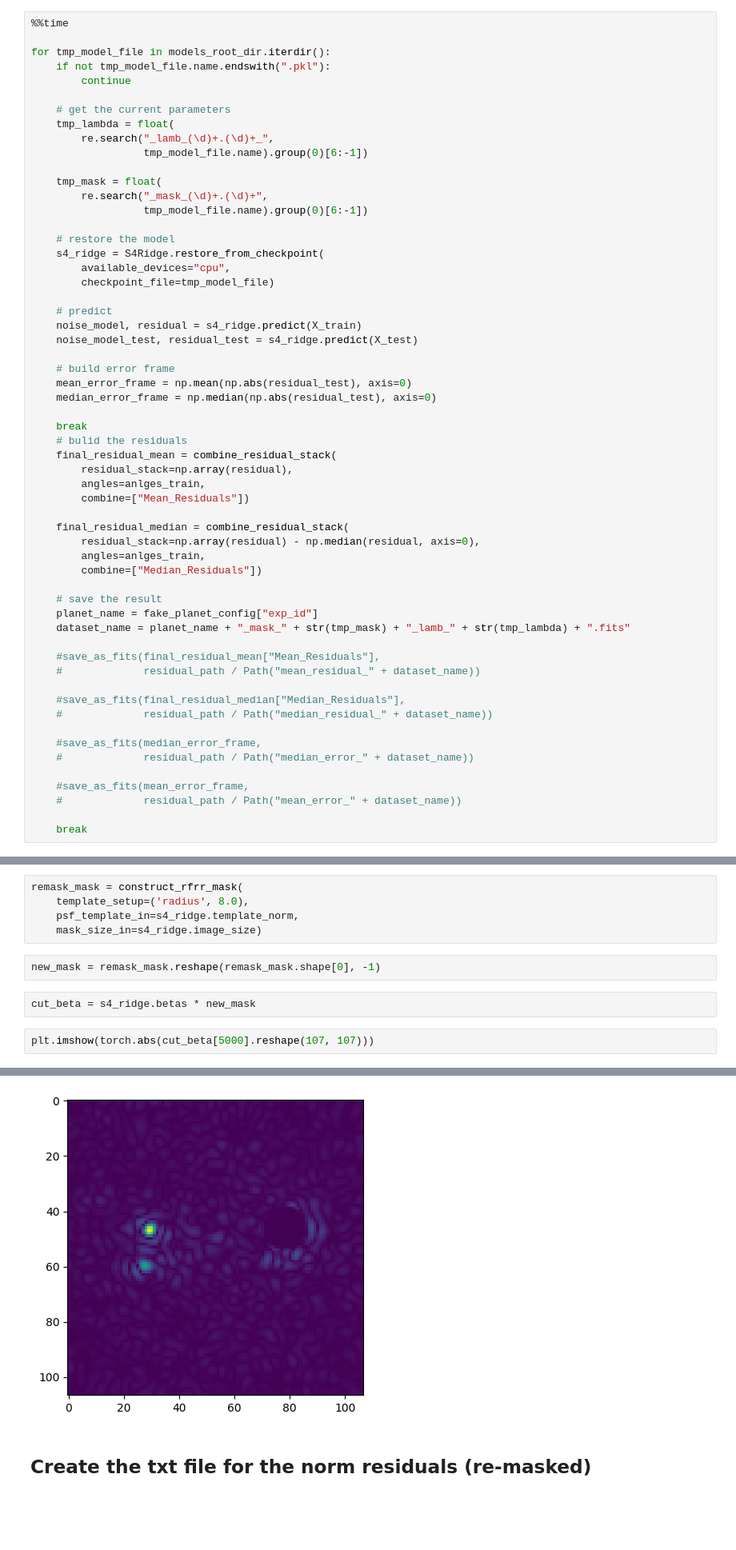
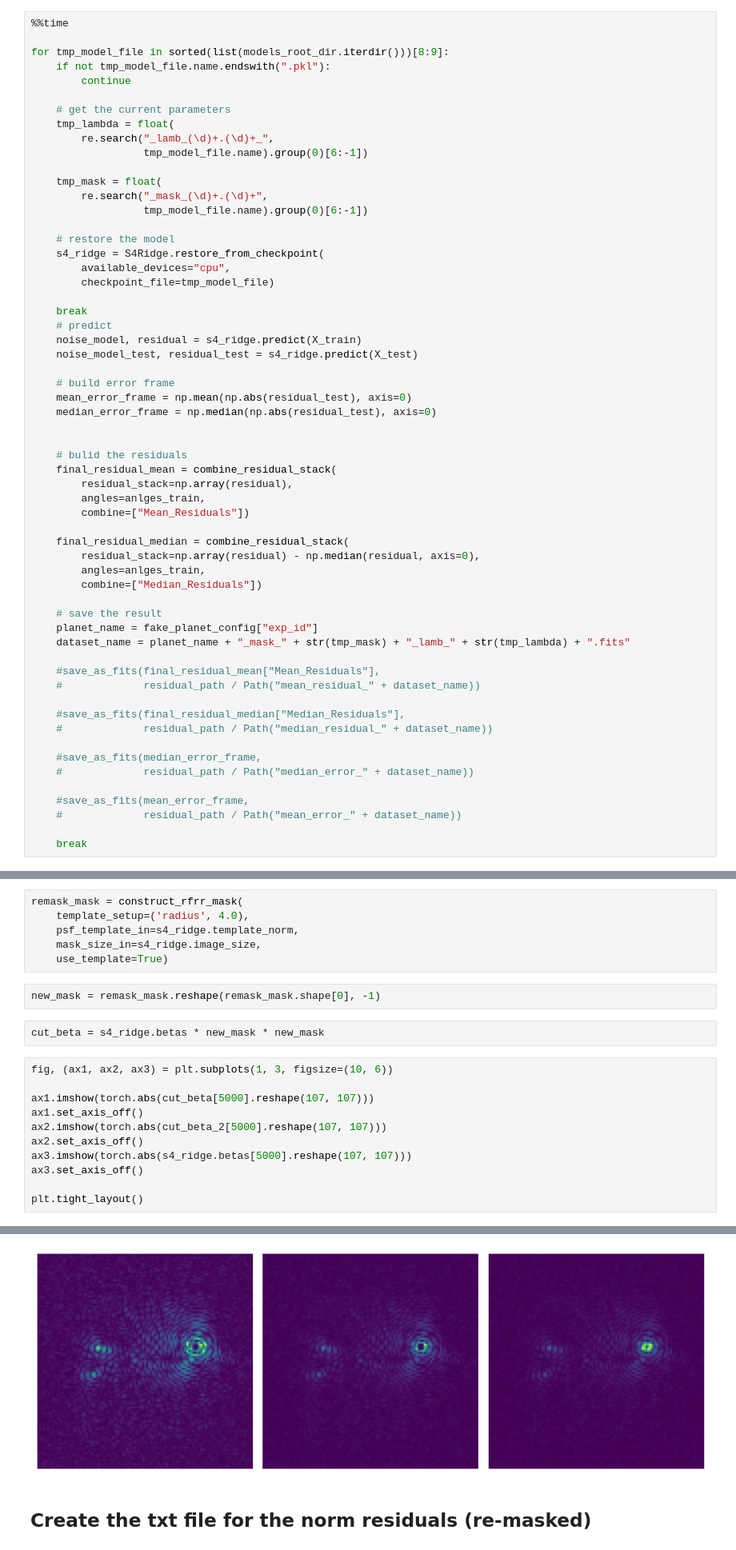
Before and after one commit to markusbonse/fours, a Jupyter notebook: notebooks/implementation/02_implement_residual_creation.ipynb, the cells around one changed output, grey strips where cells are left out. Shown: that part at 80% size. Cells and saved outputs as stored; diff of their text form; blank space fills up the shorter version.

```diff
--- a/notebooks/implementation/02_implement_residual_creation.ipynb
+++ b/notebooks/implementation/02_implement_residual_creation.ipynb
@@ -81,7 +85,7 @@ residual_path = Path("/fast/mbonse/s4/70_results/01_closed_form_hyperparameters/
 # %%
 %%time
 
-for tmp_model_file in models_root_dir.iterdir():
+for tmp_model_file in sorted(list(models_root_dir.iterdir()))[8:9]:
     if not tmp_model_file.name.endswith(".pkl"):
         continue
 
@@ -99,6 +103,7 @@ for tmp_model_file in models_root_dir.iterdir():
         available_devices="cpu",
         checkpoint_file=tmp_model_file)
 
+    break
     # predict
     noise_model, residual = s4_ridge.predict(X_train)
     noise_model_test, residual_test = s4_ridge.predict(X_test)
@@ -107,7 +112,7 @@ for tmp_model_file in models_root_dir.iterdir():
     mean_error_frame = np.mean(np.abs(residual_test), axis=0)
     median_error_frame = np.median(np.abs(residual_test), axis=0)
 
-    break
+
     # bulid the residuals
     final_residual_mean = combine_residual_stack(
         residual_stack=np.array(residual),
@@ -168,12 +236,22 @@ plt.imshow(torch.abs(s4_ridge.betas[5000].reshape(107, 107)))
 # %%
 remask_mask = construct_rfrr_mask(
-    template_setup=('radius', 8.0),
+    template_setup=('radius', 4.0),
     psf_template_in=s4_ridge.template_norm,
-    mask_size_in=s4_ridge.image_size)
+    mask_size_in=s4_ridge.image_size,
+    use_template=True)
 # %%
 new_mask = remask_mask.reshape(remask_mask.shape[0], -1)
 # %%
-cut_beta = s4_ridge.betas * new_mask
+cut_beta = s4_ridge.betas * new_mask * new_mask
 # %%
-plt.imshow(torch.abs(cut_beta[5000].reshape(107, 107)))
+fig, (ax1, ax2, ax3) = plt.subplots(1, 3, figsize=(10, 6))
+
+ax1.imshow(torch.abs(cut_beta[5000].reshape(107, 107)))
+ax1.set_axis_off()
+ax2.imshow(torch.abs(cut_beta_2[5000].reshape(107, 107)))
+ax2.set_axis_off()
+ax3.imshow(torch.abs(s4_ridge.betas[5000].reshape(107, 107)))
+ax3.set_axis_off()
+
+plt.tight_layout()
 # %% [output]
@@ -181,3 +258,3 @@ plt.imshow(torch.abs(cut_beta[5000].reshape(107, 107)))
-[figure, old version]
+[figure, new version]
 # %% [markdown]
 ## Create the txt file for the norm residuals (re-masked)
```
Also changed, not shown: parts of 13 cells of this notebook, 23 other files.
